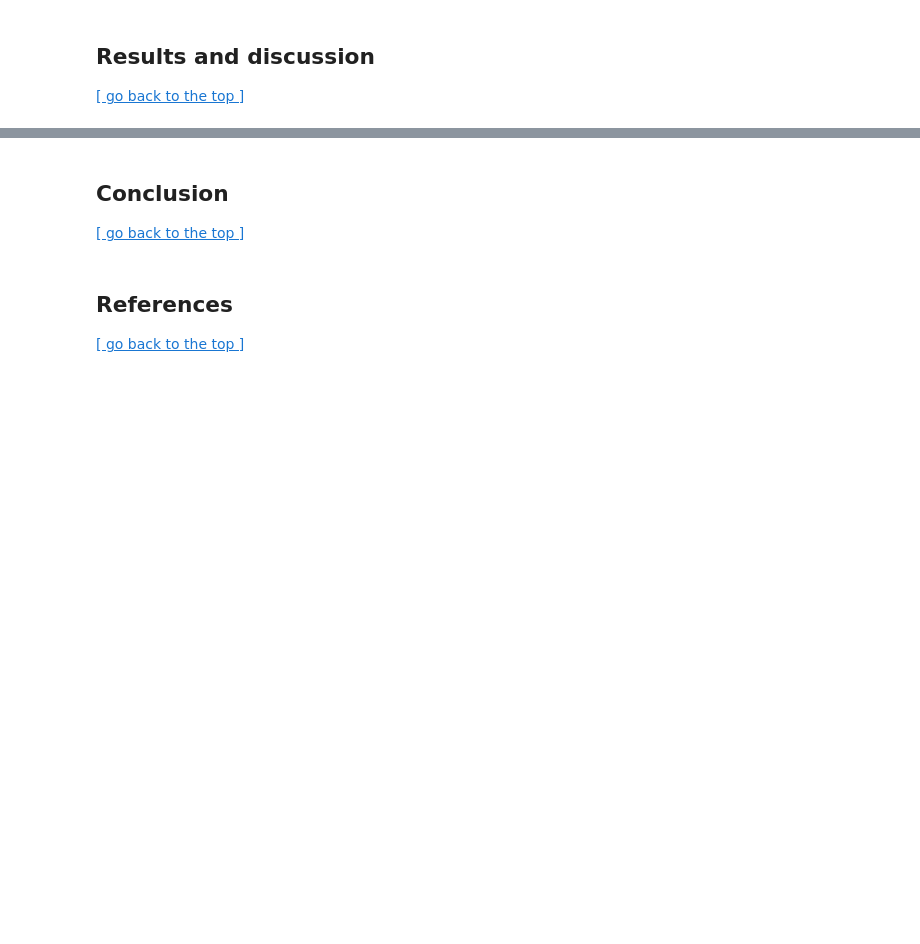
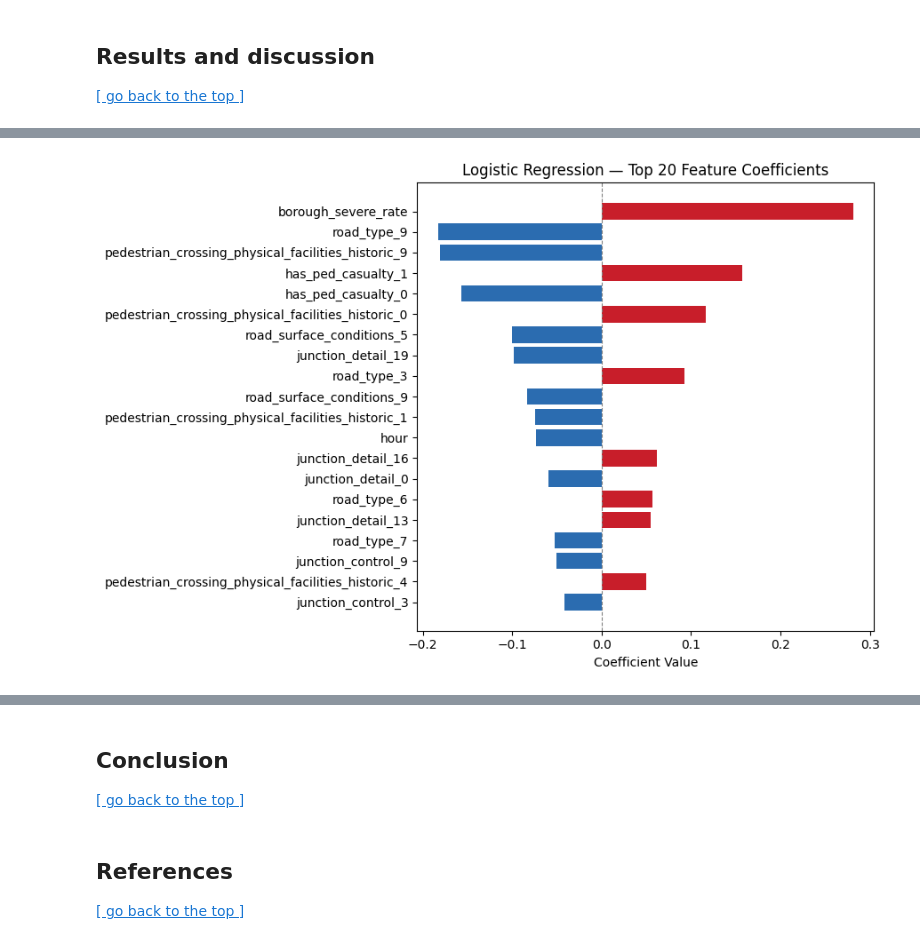
Before and after one commit to Alexia418/DSSS_Assessment, a Jupyter notebook: Submission.ipynb, the cells around one changed output, grey strips where cells are left out. Cells and saved outputs as stored; diff of their text form; code cells hidden in the pictures; blank space fills up the shorter version.

```diff
--- a/Submission.ipynb
+++ b/Submission.ipynb
@@ -1236,0 +741,19 @@ plt.show()
+# %%
+# 5.4b Logistic Regression: top feature coefficients
+
+lr_coef = pd.Series(
+    lr_pipeline.named_steps['clf'].coef_[0],
+    index=X_train.columns
+).sort_values(key=abs, ascending=False).head(20)
+
+colors = ['#C81E2A' if v > 0 else '#2B6CB0' for v in lr_coef.values[::-1]]
+
+fig, ax = plt.subplots(figsize=(9, 6))
+ax.barh(lr_coef.index[::-1], lr_coef.values[::-1], color=colors)
+ax.axvline(0, color='grey', linewidth=0.8, linestyle='--')
+ax.set_title('Logistic Regression — Top 20 Feature Coefficients')
+ax.set_xlabel('Coefficient Value')
+plt.tight_layout()
+plt.show()
+# %% [output]
+[figure, added]
```
Also changed, not shown: parts of 46 cells of this notebook.
